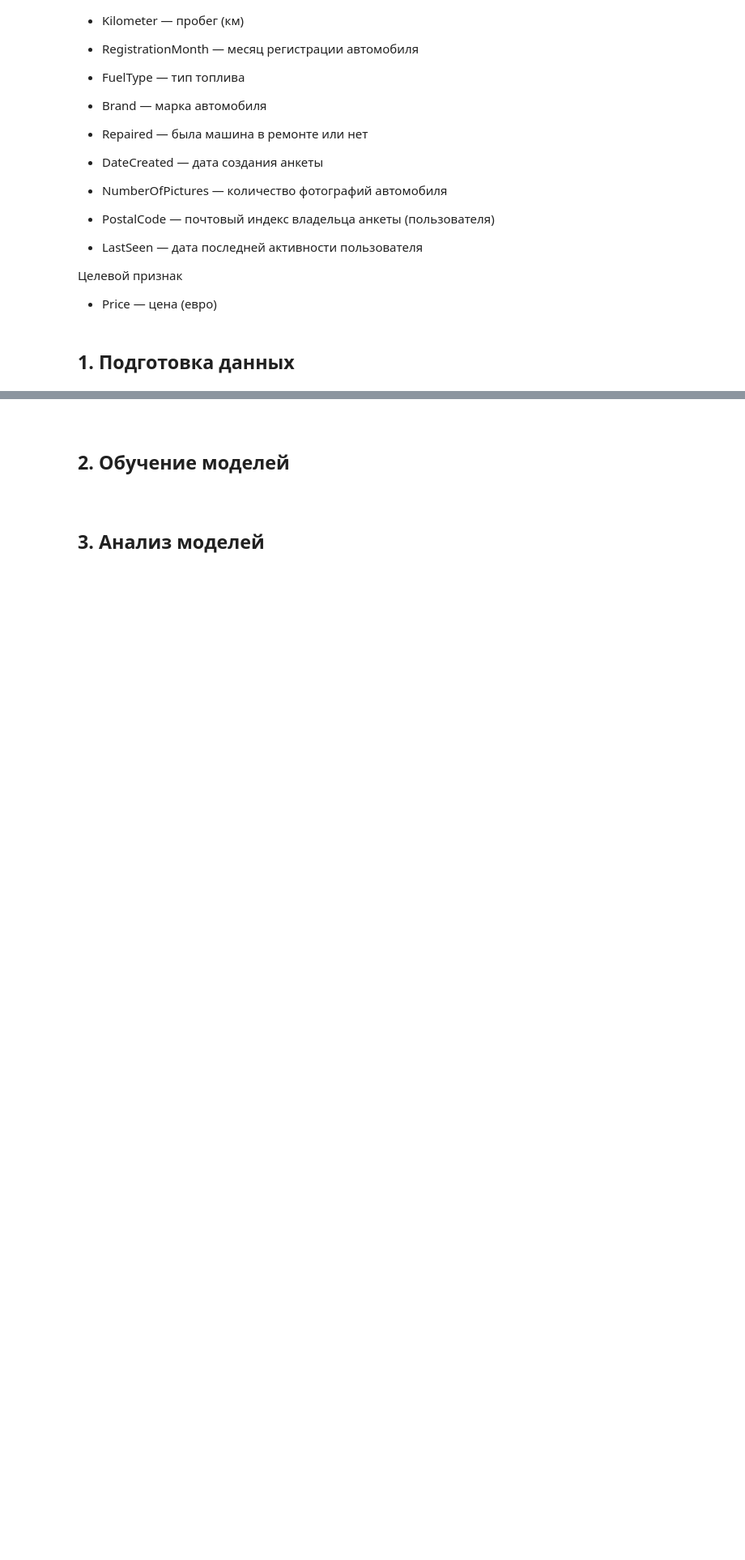
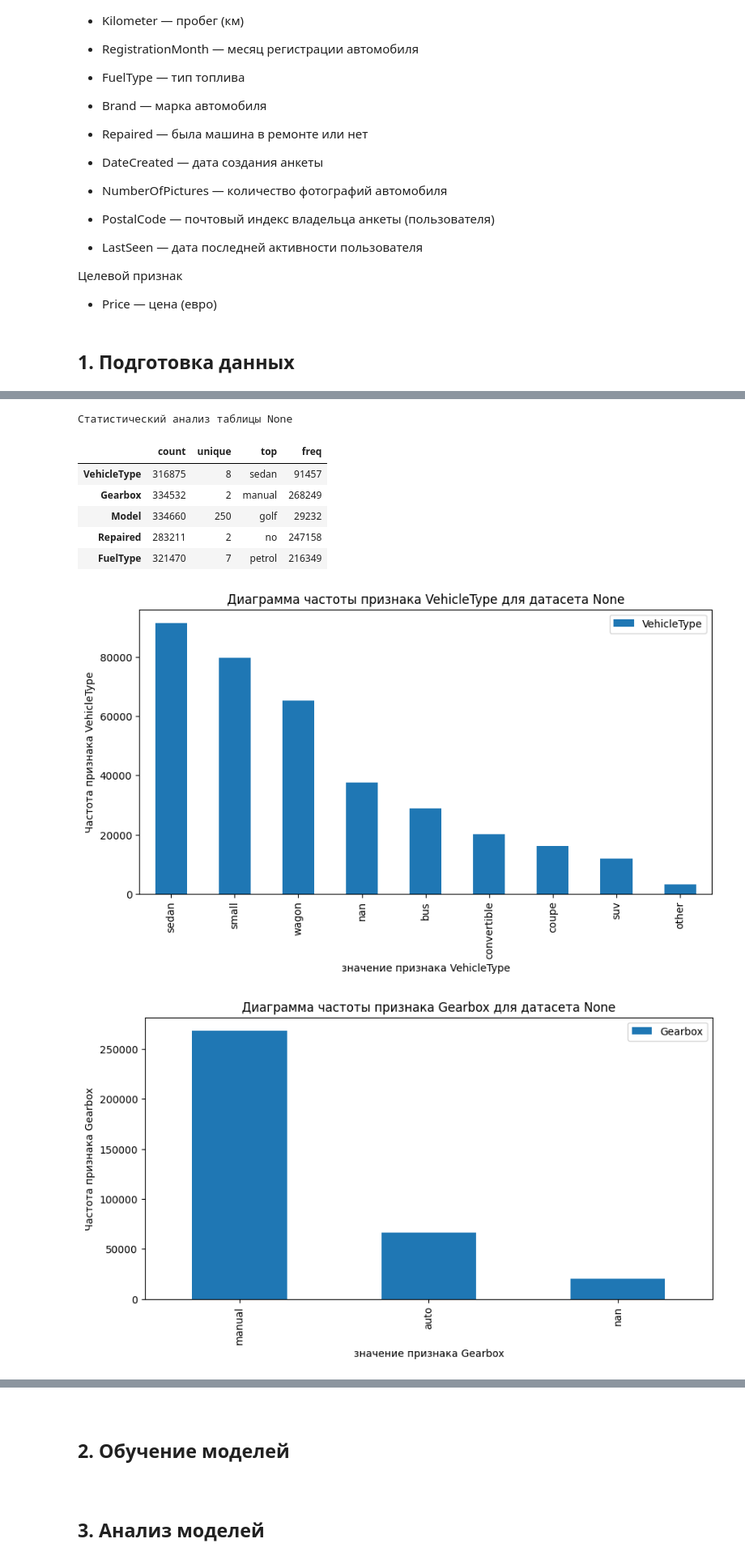
Before and after one commit to anthonypotekhin/studying, a Jupyter notebook: yandex_practicum/12_numeric_methods/num_methods_proj.ipynb, the cells around one changed output, grey strips where cells are left out. Shown at 81% size. Cells and saved outputs as stored; diff of their text form; code cells hidden in the pictures; blank space fills up the shorter version.

```diff
--- a/yandex_practicum/12_numeric_methods/num_methods_proj.ipynb
+++ b/yandex_practicum/12_numeric_methods/num_methods_proj.ipynb
@@ -41,0 +218,2 @@
+# %%
+data.drop_duplicates(inplace=True)
@@ -41,0 +282,38 @@
+# %%
+# функция построения столбчатой диаграммы
+
+def barplot_df(dataset, col, col_name, dataset_name, dropna=False):
+    dataset[col].value_counts(dropna=dropna).plot(kind='bar', legend=True, figsize=(10,5))
+    plt.title(f'Диаграмма частоты признака {col_name} для датасета {dataset_name}')
+    plt.xlabel(f'значение признака {col_name}')
+    plt.ylabel(f'Частота признака {col_name}')
+    plt.show()
+# %%
+# функция получения аналитических данных для любой таблицы
+
+def analysis_df(some_df: pd.DataFrame, dropna=False):
+    # блок вытягивания имени
+    import inspect
+    caller_locals = inspect.currentframe().f_back.f_locals
+
+    dataset_name = get_var_name(some_df, caller_locals)
+
+
+    print(f'Статистический анализ таблицы {dataset_name}')  # печатаем имя таблицы (из переменной)
+    display(some_df.describe().T)
+
+    # блок построения гистограмм и диаграмм
+
+    cat_col_list = some_df.select_dtypes(exclude='number').columns.tolist()
+    num_col_list = some_df.select_dtypes(include='number').columns.tolist()
+
+    #dict_names = {v: k for k,v in col_name_dict.items()}
+
+    for col in num_col_list:
+        plot_hist_boxplot(some_df=some_df, col_name=col, col=col, dataset_name=dataset_name)
+
+    for col in cat_col_list:   # для категориальных столбцов
+        try:
+            barplot_df(dataset=some_df, col_name=col, col=col, dataset_name=dataset_name, dropna=dropna)
+        except KeyError:
+            continue
@@ -41,0 +322,12 @@
+# %%
+analysis_df(data[['VehicleType', 'Gearbox', 'Model', 'Repaired', 'FuelType']])
+# %% [output]
+Статистический анализ таблицы None
+|  | count | unique | top | freq |
+| VehicleType | 316875 | 8 | sedan | 91457 |
+| Gearbox | 334532 | 2 | manual | 268249 |
+| Model | 334660 | 250 | golf | 29232 |
+| Repaired | 283211 | 2 | no | 247158 |
+| FuelType | 321470 | 7 | petrol | 216349 |
+[figure, added]
+[figure, added]
```
Also changed, not shown: parts of 37 cells of this notebook, 1 other file.
